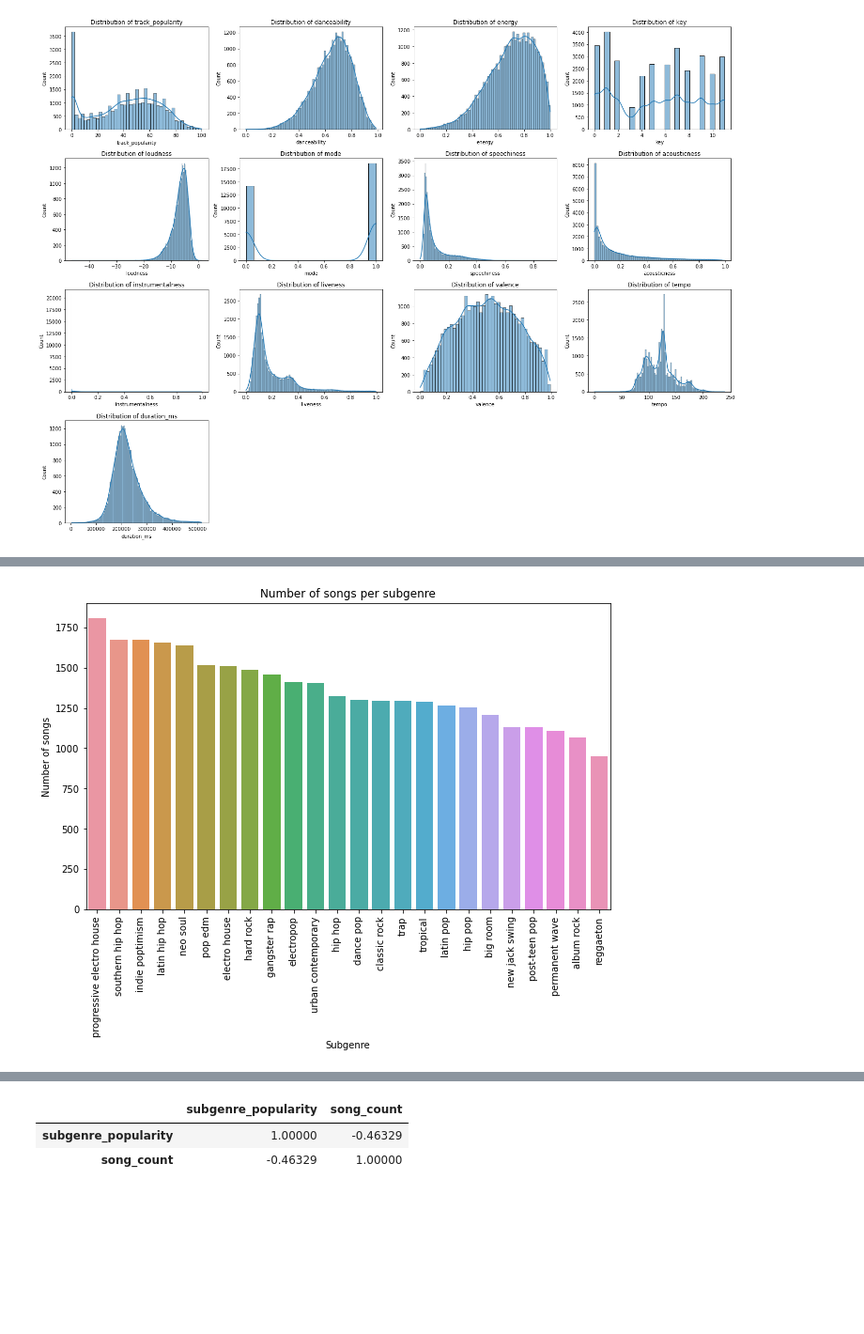
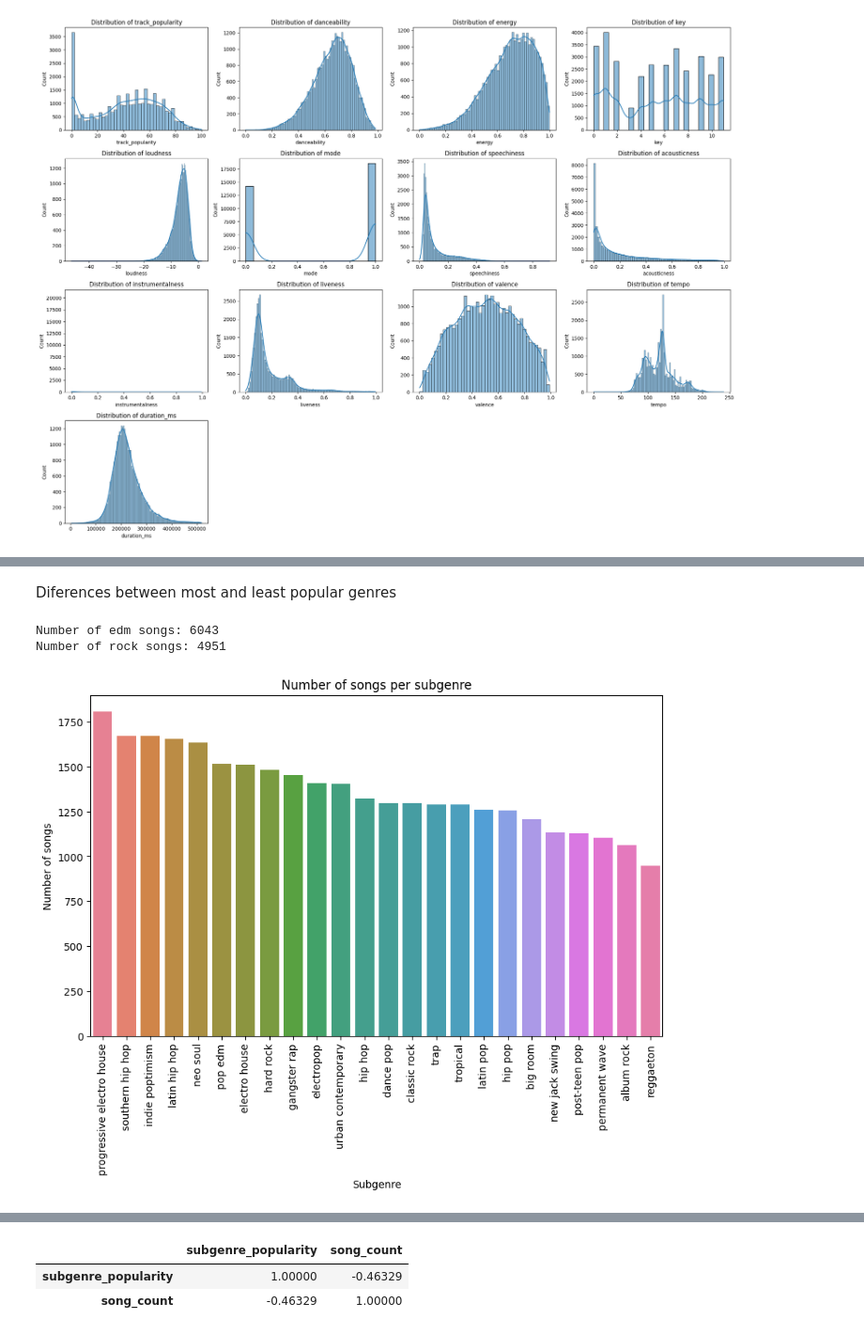
Before and after one commit to dahermar/TFM-Music-Recommendation-System, a Jupyter notebook: EDAs/spotify_eda.ipynb, the cells around one changed output, grey strips where cells are left out. Shown at 94% size. Cells and saved outputs as stored; diff of their text form; code cells hidden in the pictures; blank space fills up the shorter version.

```diff
--- a/EDAs/spotify_eda.ipynb
+++ b/EDAs/spotify_eda.ipynb
@@ -118,8 +154,11 @@ plt.show()
 # %%
+default_colors = plt.rcParams['axes.prop_cycle'].by_key()['color']
 genre_counts = df['playlist_genre'].value_counts()
+palette = default_colors[:len(genre_counts)]
 
 plt.figure(figsize=(10, 6))
-sns.barplot(x=genre_counts.index, y=genre_counts.values)
+
+sns.barplot(x=genre_counts.index, y=genre_counts.values, hue=genre_counts.index, palette=default_colors)
 
 plt.xticks(rotation=45)
 plt.xlabel("Genre")
@@ -129,17 +168,25 @@ plt.title("Number of songs per genre")
 plt.show()
 # %% [output]
 [figure]
+# %% [markdown]
+Diferences between most and least popular genres
+# %%
+print(f"Number of edm songs: {genre_counts['edm']}")
+print(f"Number of rock songs: {genre_counts['rock']}")
+# %% [output]
+Number of edm songs: 6043
+Number of rock songs: 4951
 # %%
 subgenre_counts = df['playlist_subgenre'].value_counts()
 
 plt.figure(figsize=(10, 6))
-sns.barplot(x=subgenre_counts.index, y=subgenre_counts.values)
+sns.barplot(x=subgenre_counts.index, y=subgenre_counts.values, hue=subgenre_counts.index, palette='husl')
 
 plt.xticks(rotation=90)
 plt.xlabel("Subgenre")
 plt.ylabel("Number of songs")
 plt.title("Number of songs per subgenre")
 
 plt.show()
 # %% [output]
-[figure, old version]
+[figure, new version]
```
Also changed, not shown: parts of 12 cells of this notebook, 3 other files.
